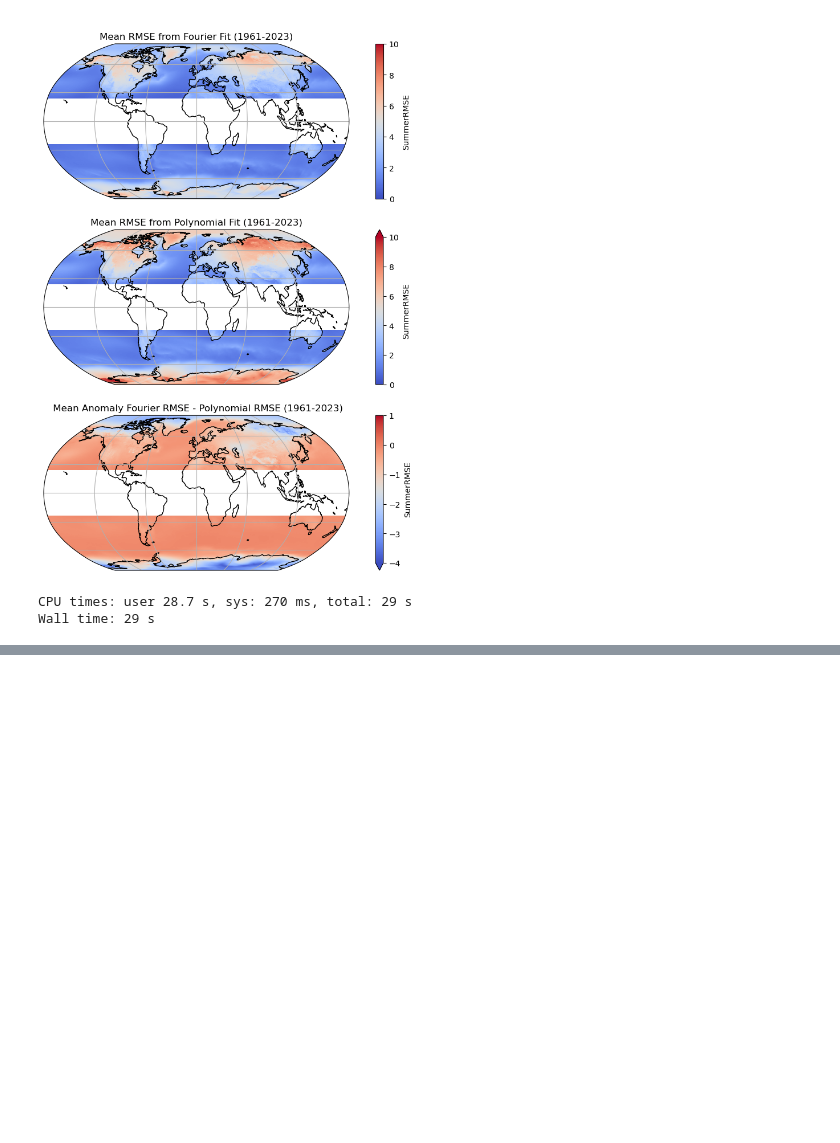
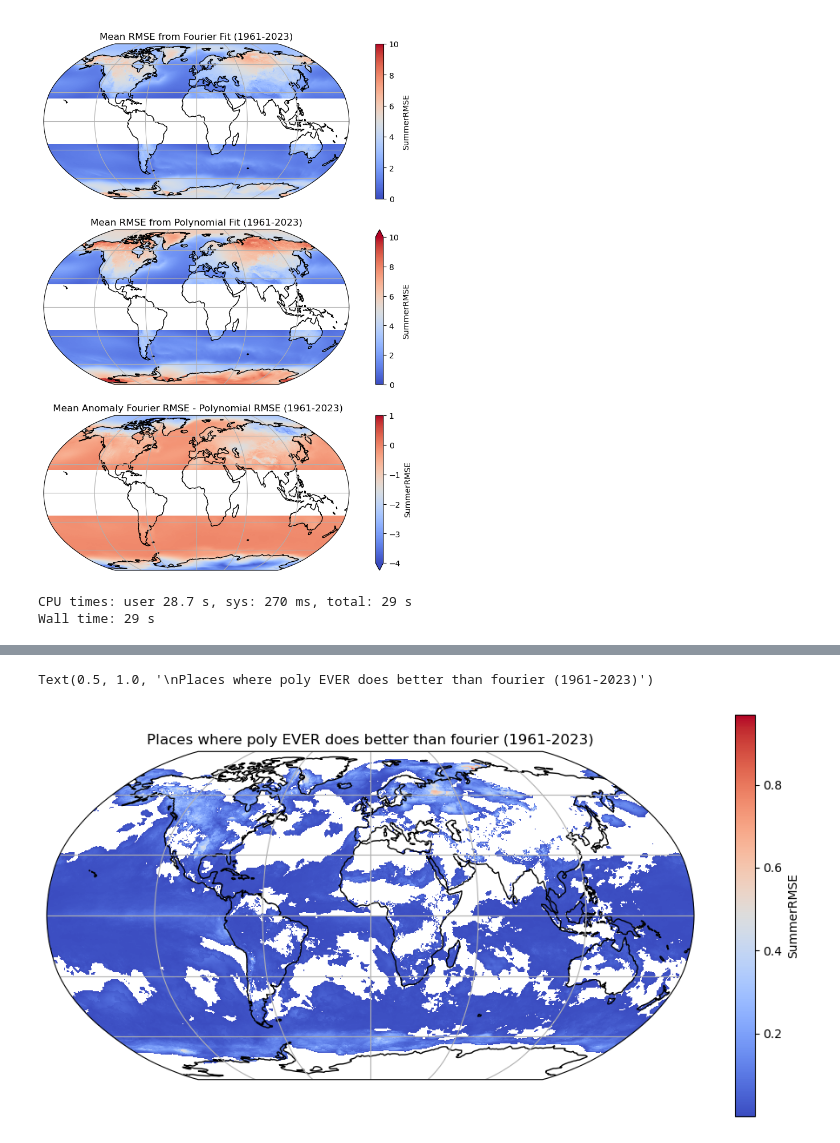
Before and after one commit to tedscott/HeatWaves, a Jupyter notebook: RMSE_fourier_v_poly.ipynb, the cells around one changed output, grey strips where cells are left out. Cells and saved outputs as stored; diff of their text form; code cells hidden in the pictures; blank space fills up the shorter version.

```diff
--- a/RMSE_fourier_v_poly.ipynb
+++ b/RMSE_fourier_v_poly.ipynb
@@ -139,0 +165,23 @@ Wall time: 29 s
+# %%
+# create blank fig
+fig = plt.figure(figsize = (12,6))
+
+# Baseline
+ax1 = fig.add_subplot(1,1,1,projection=ccrs.Robinson(central_longitude=0))
+
+# add coastlines and grid
+ax1.coastlines()
+ax1.gridlines()
+
+# plot data and exclude tropics
+rmse_diff.where(rmse_diff.values >= 0).mean(dim='time').plot(
+    ax=ax1,
+    transform=ccrs.PlateCarree(),
+    #vmin=0,
+    #vmax=10,
+    cmap="coolwarm"#"YlOrRd"#cmap="coolwarm"
+)
+ax1.set_title("\nPlaces where poly EVER does better than fourier (1961-2023)")
+# %% [output]
+Text(0.5, 1.0, '\nPlaces where poly EVER does better than fourier (1961-2023)')
+[figure, added]
```
Also changed, not shown: parts of 2 cells of this notebook.
